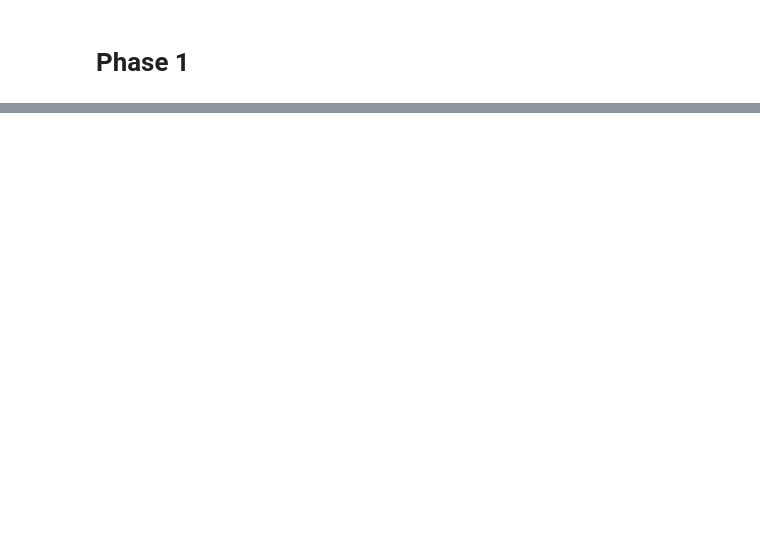
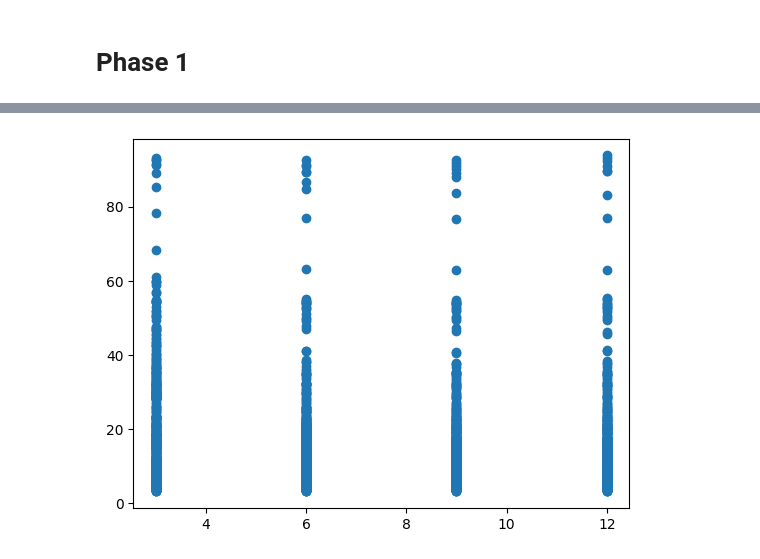
Before and after one commit to theFroodyOne/Physics344Assignment6, a Jupyter notebook: dataAnalysis.ipynb, the cells around one changed output, grey strips where cells are left out. Cells and saved outputs as stored; diff of their text form; code cells hidden in the pictures; blank space fills up the shorter version.

```diff
--- a/dataAnalysis.ipynb
+++ b/dataAnalysis.ipynb
@@ -29,0 +37,5 @@ r^2 l: 43.08309146140124%
+# %%
+plt.scatter(v, timeOnRoad)
+plt.savefig("./data/phase1/v_vs_timeOnRoad.png")
+# %% [output]
+[figure, added]
```
Also changed, not shown: parts of 4 cells of this notebook, 8 other files.
